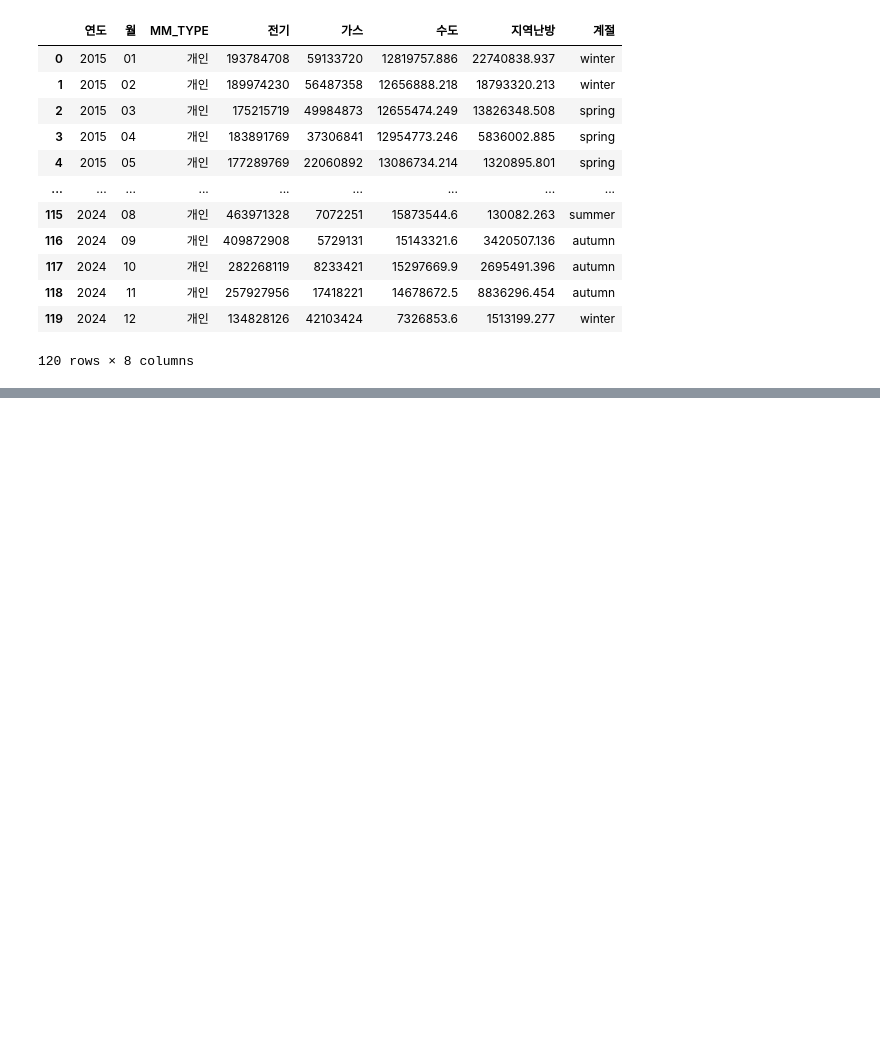
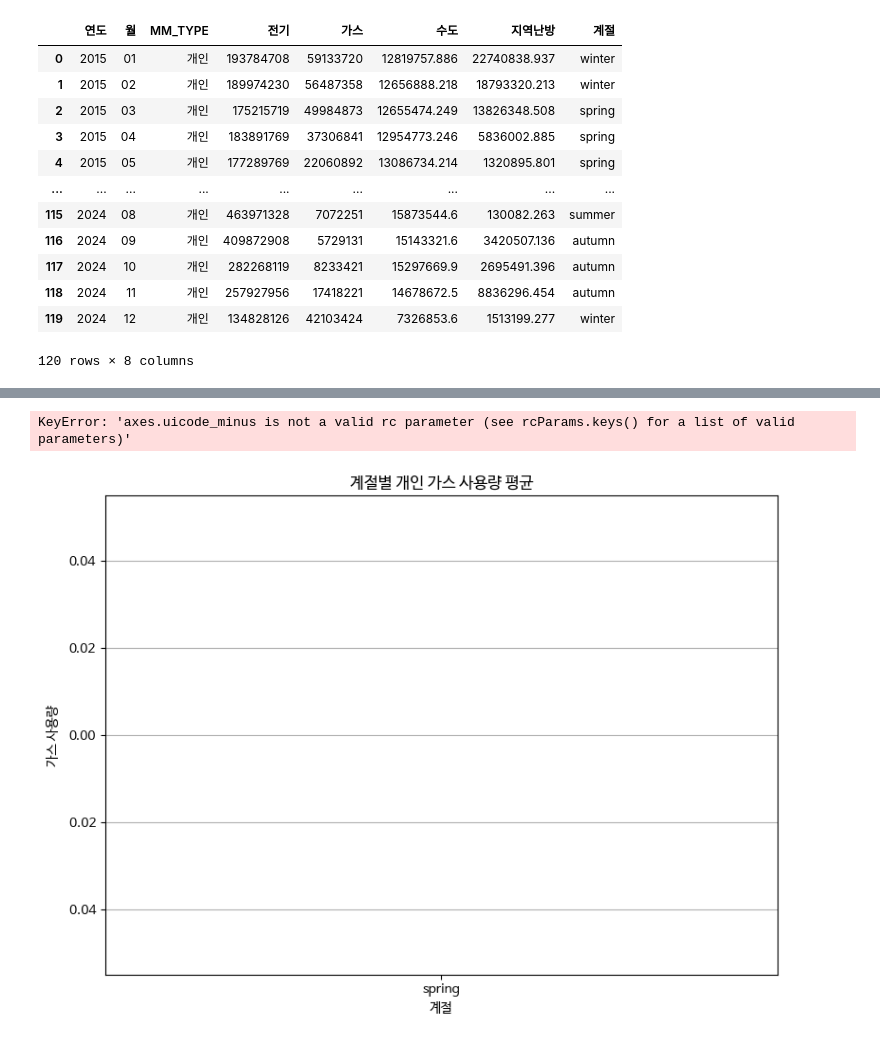
Before and after one commit to BaekJeongsuk/Data-Analysis-with-Open-Source, a Jupyter notebook: 오픈소스_데이터_분석_6강.ipynb, the cells around one changed output, grey strips where cells are left out. Saved outputs shown, nothing was run; the diff lists cells and outputs as text; code cells hidden in the pictures; blank space fills up the shorter version.

```diff
--- a/오픈소스_데이터_분석_6강.ipynb
+++ b/오픈소스_데이터_분석_6강.ipynb
@@ -362,0 +373,64 @@ df_personal_renamed
+# %%
+import matplotlib.pyplot as plt
+plt.rc('font', family='NanumBarunGothic')
+# %%
+import pandas as pd
+import matplotlib.pyplot as plt
+plt.rcParams['axes.uicode_minus'] = False
+plt.rc('font', family='NanumBarunGothic')
+
+numeric_cols = ["전기", "가스", "수도", "지역난방",]
+for col in numeric_cols:
+    df_personal_renamed[col] = pd.to_numeric(df_personal_renamed[col], errors='coerce')
+
+season_order = ["봄", "여름", "가을", "겨울"]
+df_personal_renamed["계절"] = pd.Categorical(df_personal_renamed["계절"], categories=season_order, ordered=True)
+
+# 1. 계절별 가스 사용량 평균 계산
+season_gas_mean = df_personal_renamed.groupby("계절, observed=True")["가스"].mean().reindex(season_order)
+
+# 2. 시각화
+plt.figure(figsize=(8,6))
+bars = plt.bar(season_gas_mean.index, season_gas_mean.values, color='skyblue')
+
+plt.title("계절별 가스 사용량 평균", fontsize=14)
+plt.xlabel("계절", fontsize=12)
+plt.ylabel("평균 가스 사용량", fontsize=12)
+
+# 3. 각 막대 위에 수치 표시
+for bar in bars:
+    height = bar.get_height()
+    plt.text(bar.get_x() + bar.get_width()/2, height, f'{height:.1f}',
+             ha='center', va='bottom', fontsize=10)
+
+plt.show()
+# %% [output]
+KeyError: 'axes.uicode_minus is not a valid rc parameter (see rcParams.keys() for a list of valid parameters)'
+# %%
+import pandas as pd
+import matplotlib.pyplot as plt
+
+seasonal_avg = df_personal_renamed.groupby('계절')['가스'].mean()
+
+# 계절 순서 고정
+ordered_seasons = ['spring', 'summer', 'autumn', 'winter']
+seasonal_avg = seasonal_avg.reindex(ordered_seasons)
+
+# 그래프 그리기
+plt.figure(figsize=(8, 6))
+bars = plt.bar(seasonal_avg.index, seasonal_avg.values, color='skyblue')
+
+# 막대 위에 값 표시
+for bar in bars:
+    height = bar.get_height()
+    plt.text(bar.get_x() + bar.get_width()/2, height, f'{height:,.0f}',
+             ha='center', va='bottom', fontsize=10)
+
+plt.title('계절별 개인 가스 사용량 평균')
+plt.xlabel('계절')
+plt.ylabel('가스 사용량')
+plt.grid(axis='y')
+plt.tight_layout()
+plt.show()
+# %% [output]
+[figure, added]
```
Also changed, not shown: parts of 2 cells of this notebook.
